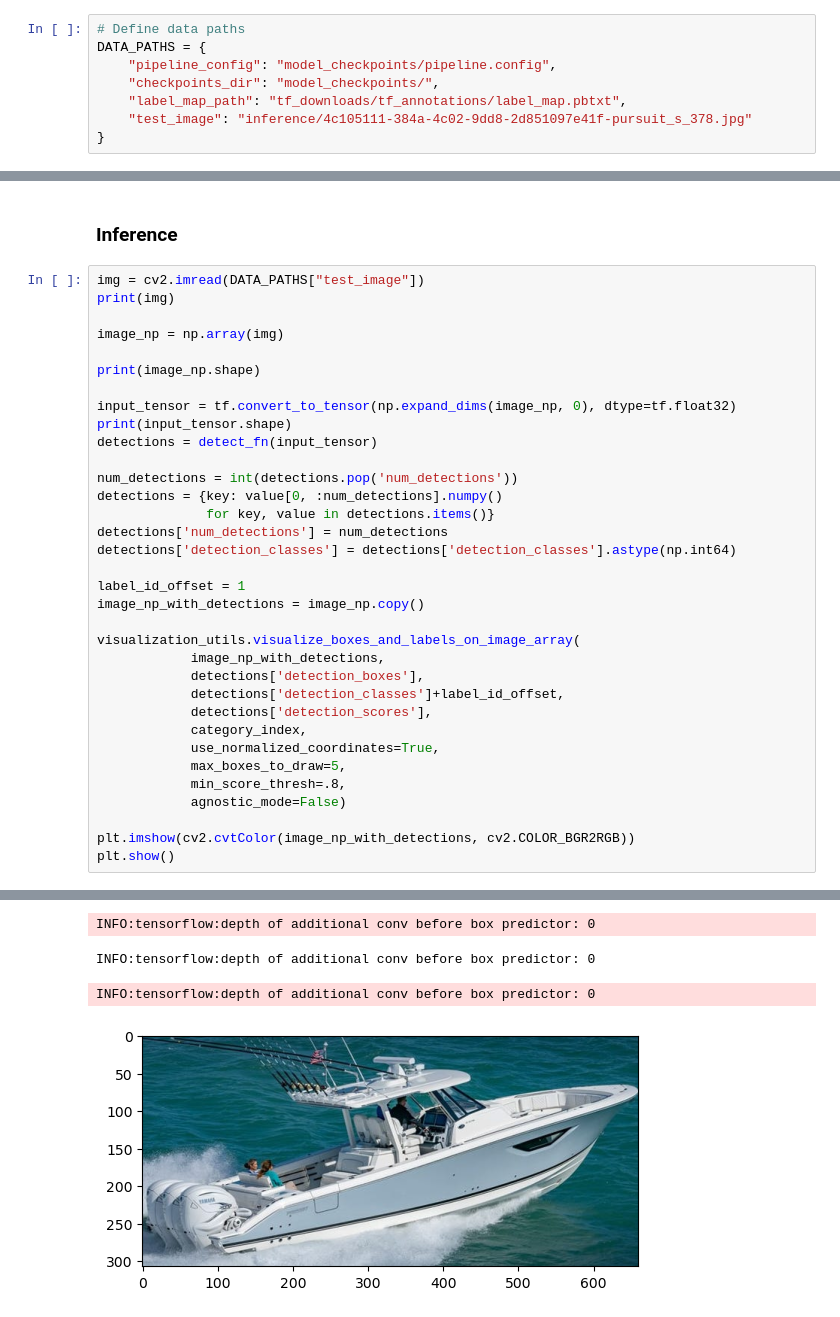
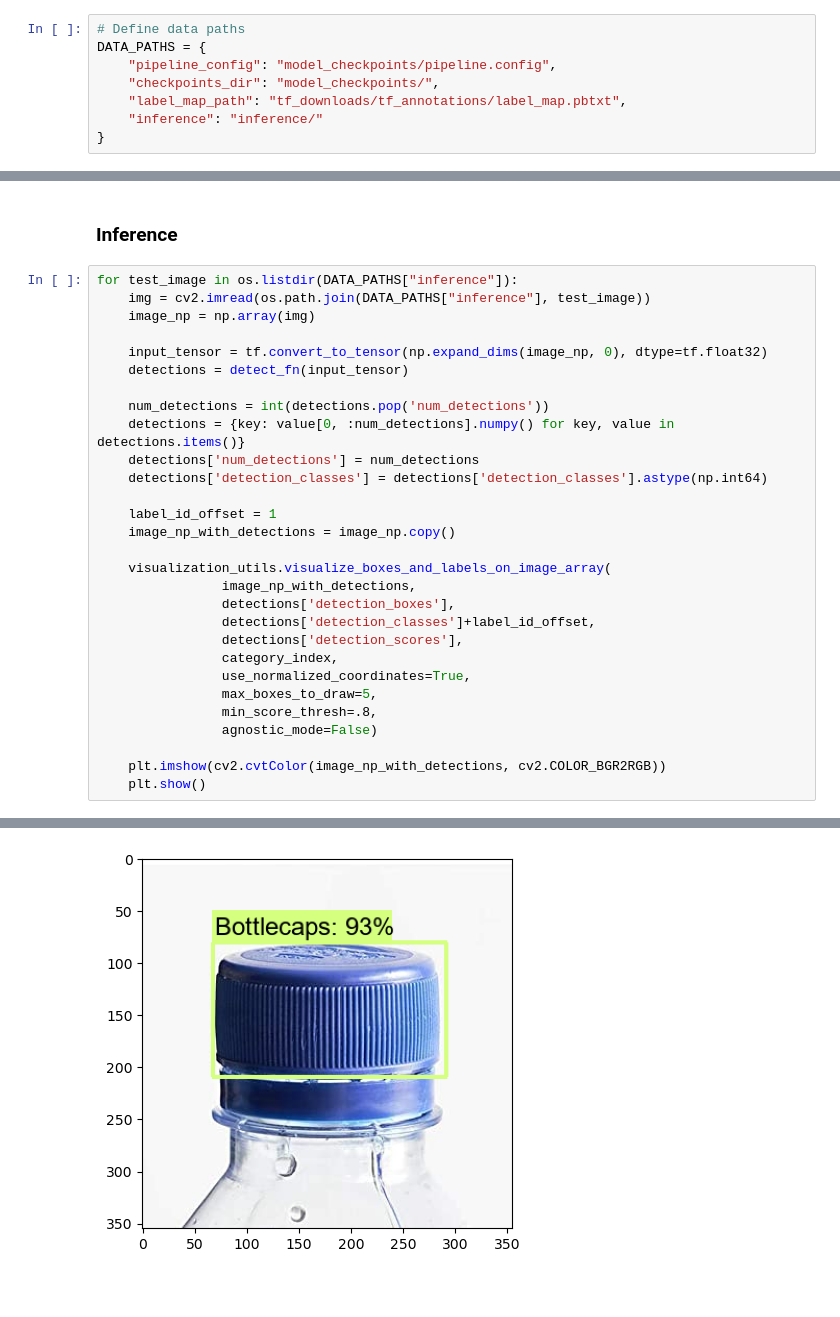
Before and after one commit to SaniaE/jade-object-detection, a Jupyter notebook: Evaluation.ipynb, the cells around one changed output, grey strips where cells are left out. Drawn from its saved outputs; the diff is of its cells as text; blank space fills up the shorter version.

Commit message:
updated test cases

```diff
--- a/Evaluation.ipynb
+++ b/Evaluation.ipynb
@@ -16,7 +16,7 @@ DATA_PATHS = {
     "pipeline_config": "model_checkpoints/pipeline.config",
     "checkpoints_dir": "model_checkpoints/",
     "label_map_path": "tf_downloads/tf_annotations/label_map.pbtxt",
-    "test_image": "inference/4c105111-384a-4c02-9dd8-2d851097e41f-pursuit_s_378.jpg"
+    "inference": "inference/"
 }
 # %% [markdown]
 ### Load inference setup
@@ -44,37 +44,32 @@ label_map_dict = label_map_util.get_label_map_dict(label_map, use_display_name=T
 # %% [markdown]
 ### Inference
 # %%
-img = cv2.imread(DATA_PATHS["test_image"])
-print(img)
+for test_image in os.listdir(DATA_PATHS["inference"]):
+    img = cv2.imread(os.path.join(DATA_PATHS["inference"], test_image))
+    image_np = np.array(img)
 
-image_np = np.array(img)
+    input_tensor = tf.convert_to_tensor(np.expand_dims(image_np, 0), dtype=tf.float32)
+    detections = detect_fn(input_tensor)
 
-print(image_np.shape)
+    num_detections = int(detections.pop('num_detections'))
+    detections = {key: value[0, :num_detections].numpy() for key, value in detections.items()}
+    detections['num_detections'] = num_detections
+    detections['detection_classes'] = detections['detection_classes'].astype(np.int64)
 
-input_tensor = tf.convert_to_tensor(np.expand_dims(image_np, 0), dtype=tf.float32)
-print(input_tensor.shape)
-detections = detect_fn(input_tensor)
+    label_id_offset = 1
+    image_np_with_detections = image_np.copy()
 
-num_detections = int(detections.pop('num_detections'))
-detections = {key: value[0, :num_detections].numpy()
-              for key, value in detections.items()}
-detections['num_detections'] = num_detections
-detections['detection_classes'] = detections['detection_classes'].astype(np.int64)
+    visualization_utils.visualize_boxes_and_labels_on_image_array(
+                image_np_with_detections,
+                detections['detection_boxes'],
+                detections['detection_classes']+label_id_offset,
+                detections['detection_scores'],
+                category_index,
+                use_normalized_coordinates=True,
+                max_boxes_to_draw=5,
+                min_score_thresh=.8,
+                agnostic_mode=False)
 
-label_id_offset = 1
-image_np_with_detections = image_np.copy()
-
-visualization_utils.visualize_boxes_and_labels_on_image_array(
-            image_np_with_detections,
-            detections['detection_boxes'],
-            detections['detection_classes']+label_id_offset,
-            detections['detection_scores'],
-            category_index,
-            use_normalized_coordinates=True,
-            max_boxes_to_draw=5,
-            min_score_thresh=.8,
-            agnostic_mode=False)
-
-plt.imshow(cv2.cvtColor(image_np_with_detections, cv2.COLOR_BGR2RGB))
-plt.show()
+    plt.imshow(cv2.cvtColor(image_np_with_detections, cv2.COLOR_BGR2RGB))
+    plt.show()
 # %% [output]
@@ -106,4 +76 @@ INFO:tensorflow:depth of additional conv before box predictor: 0
-INFO:tensorflow:depth of additional conv before box predictor: 0
-INFO:tensorflow:depth of additional conv before box predictor: 0
-INFO:tensorflow:depth of additional conv before box predictor: 0
-[figure, old version]
+[figure, new version]
```
Also changed, not shown: parts of 2 cells of this notebook.
